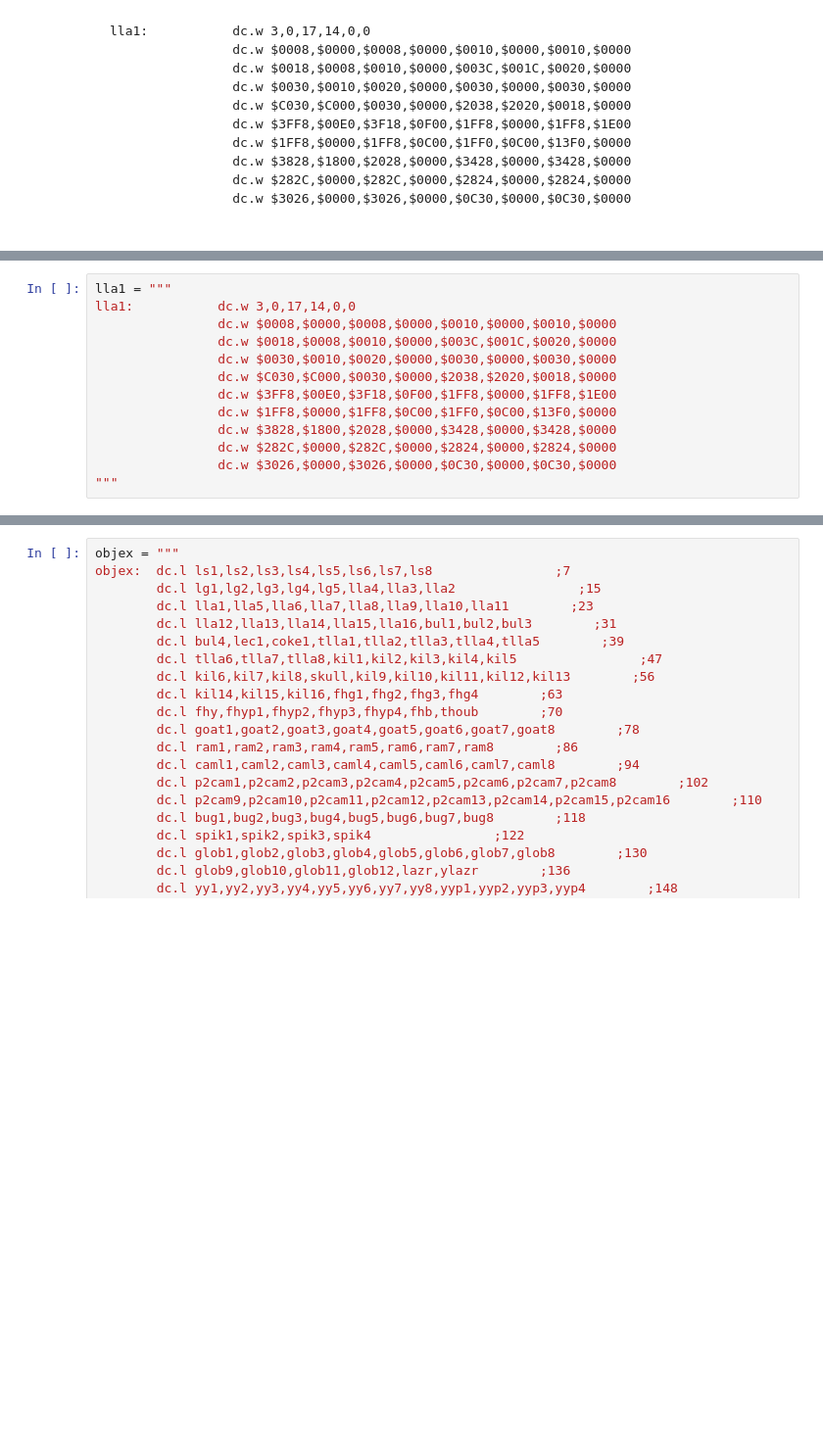
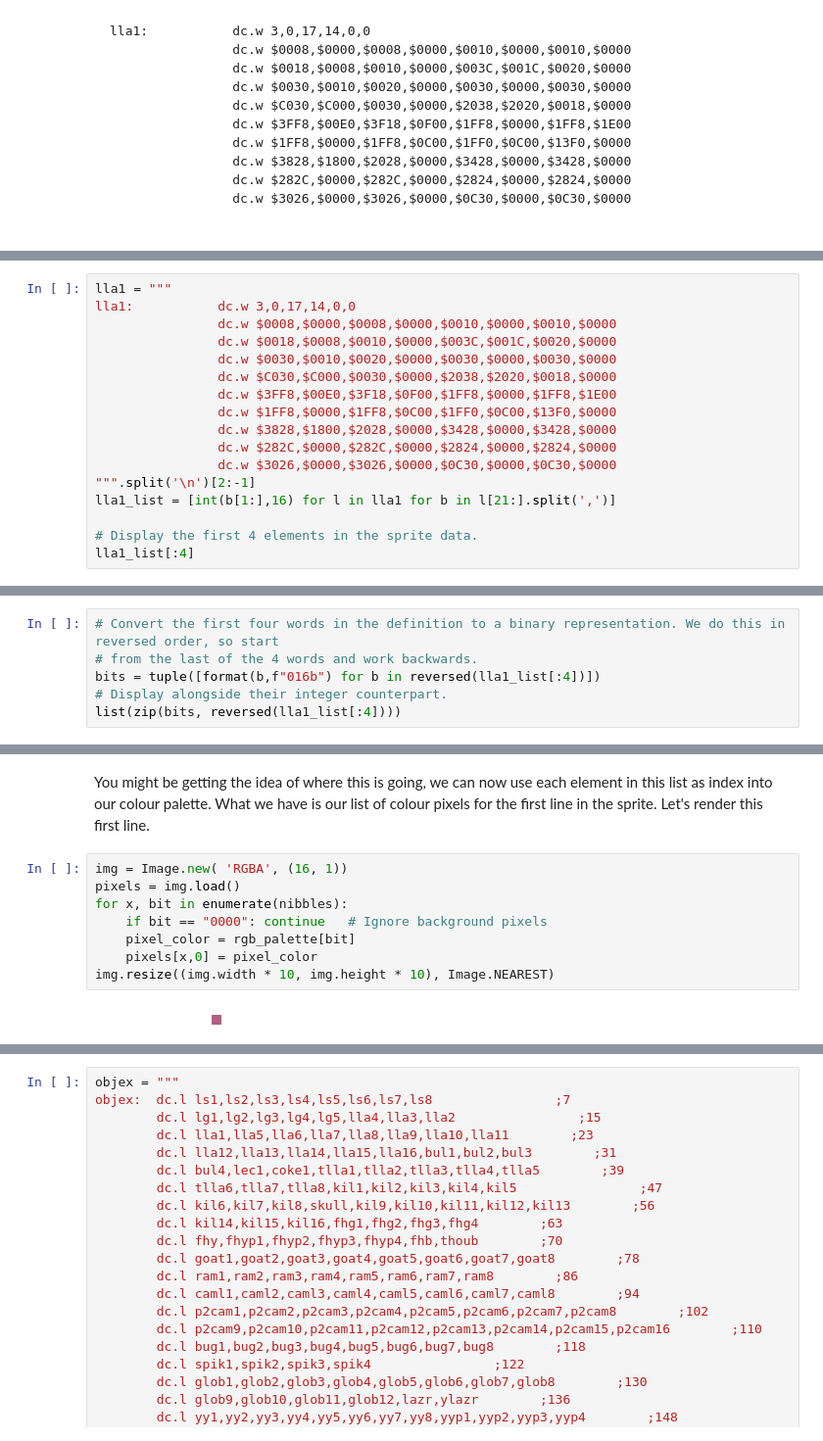
Before and after one commit to mwenge/llamatron, a Jupyter notebook: notebooks/Llamatron - The Insides.ipynb, the cells around one changed output, grey strips where cells are left out. Shown at 98% size. Cells and saved outputs as stored; diff of their text form; blank space fills up the shorter version.

```diff
--- a/notebooks/Llamatron - The Insides.ipynb
+++ b/notebooks/Llamatron - The Insides.ipynb
@@ -127,4 +131,8 @@ lla1:           dc.w 3,0,17,14,0,0
                 dc.w $3828,$1800,$2028,$0000,$3428,$0000,$3428,$0000
                 dc.w $282C,$0000,$282C,$0000,$2824,$0000,$2824,$0000
                 dc.w $3026,$0000,$3026,$0000,$0C30,$0000,$0C30,$0000
-"""
+""".split('\n')[2:-1]
+lla1_list = [int(b[1:],16) for l in lla1 for b in l[21:].split(',')]
+
+# Display the first 4 elements in the sprite data.
+lla1_list[:4]
@@ -130,0 +145,6 @@ lla1:           dc.w 3,0,17,14,0,0
+# %%
+# Convert the first four words in the definition to a binary representation. We do this in reversed order, so start
+# from the last of the 4 words and work backwards.
+bits = tuple([format(b,f"016b") for b in reversed(lla1_list[:4])])
+# Display alongside their integer counterpart.
+list(zip(bits, reversed(lla1_list[:4])))
@@ -130,0 +178,12 @@ lla1:           dc.w 3,0,17,14,0,0
+# %% [markdown]
+You might be getting the idea of where this is going, we can now use each element in this list as index into our colour palette. What we have is our list of colour pixels for the first line in the sprite. Let's render this first line.
+# %%
+img = Image.new( 'RGBA', (16, 1))
+pixels = img.load()
+for x, bit in enumerate(nibbles):
+    if bit == "0000": continue   # Ignore background pixels
+    pixel_color = rgb_palette[bit]
+    pixels[x,0] = pixel_color
+img.resize((img.width * 10, img.height * 10), Image.NEAREST)
+# %% [output]
+[figure, added]
```
Also changed, not shown: parts of 45 cells of this notebook, 1 other file.
